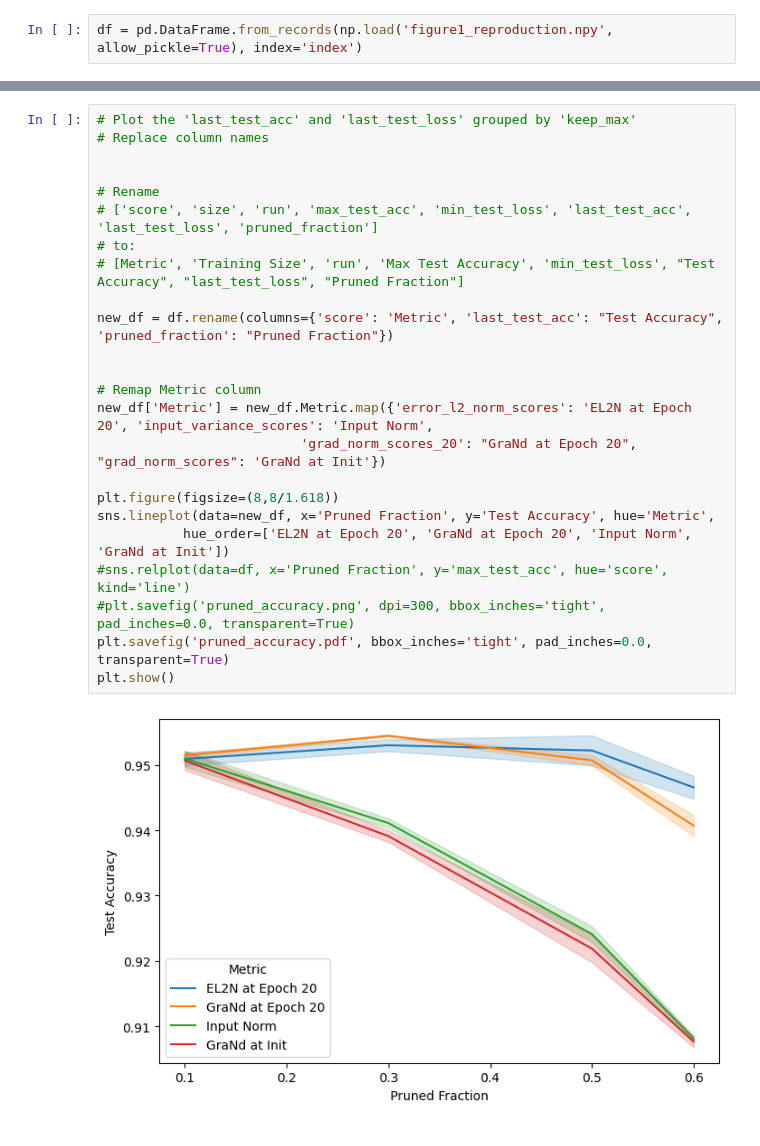
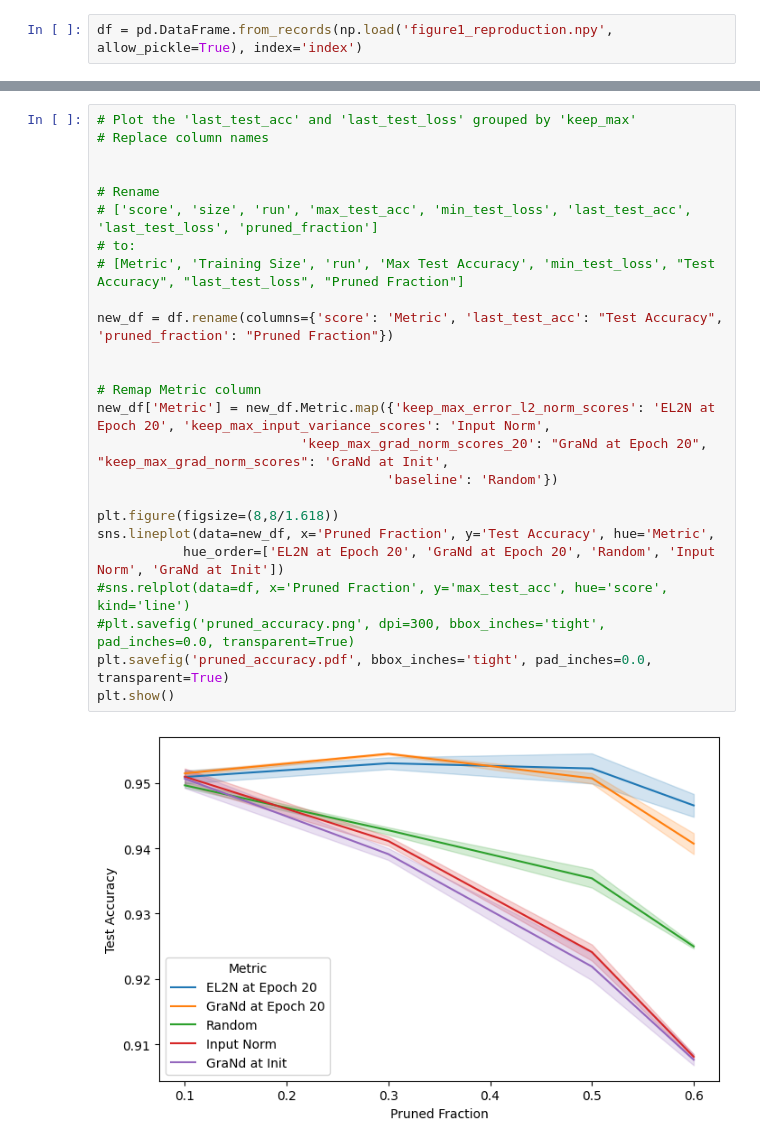
Before and after one commit to BlackHC/data_diet, a Jupyter notebook: analysis/result_analysis.ipynb, the cells around one changed output, grey strips where cells are left out. Saved outputs shown, nothing was run; the diff lists cells and outputs as text.

Commit message:
Add random to the results

```diff
--- a/analysis/result_analysis.ipynb
+++ b/analysis/result_analysis.ipynb
@@ -99,26 +112,27 @@ df.columns, df.score.unique()
 # %%
 # Plot the 'last_test_acc' and 'last_test_loss' grouped by 'keep_max'
 # Replace column names
 
 
 # Rename
 # ['score', 'size', 'run', 'max_test_acc', 'min_test_loss', 'last_test_acc', 'last_test_loss', 'pruned_fraction']
 # to:
 # [Metric', 'Training Size', 'run', 'Max Test Accuracy', 'min_test_loss', "Test Accuracy", "last_test_loss", "Pruned Fraction"]
 
 new_df = df.rename(columns={'score': 'Metric', 'last_test_acc': "Test Accuracy", 'pruned_fraction': "Pruned Fraction"})
 
 
 # Remap Metric column
-new_df['Metric'] = new_df.Metric.map({'error_l2_norm_scores': 'EL2N at Epoch 20', 'input_variance_scores': 'Input Norm',
-                          'grad_norm_scores_20': "GraNd at Epoch 20", "grad_norm_scores": 'GraNd at Init'})
+new_df['Metric'] = new_df.Metric.map({'keep_max_error_l2_norm_scores': 'EL2N at Epoch 20', 'keep_max_input_variance_scores': 'Input Norm',
+                          'keep_max_grad_norm_scores_20': "GraNd at Epoch 20", "keep_max_grad_norm_scores": 'GraNd at Init',
+                                     'baseline': 'Random'})
 
 plt.figure(figsize=(8,8/1.618))
 sns.lineplot(data=new_df, x='Pruned Fraction', y='Test Accuracy', hue='Metric',
-           hue_order=['EL2N at Epoch 20', 'GraNd at Epoch 20', 'Input Norm', 'GraNd at Init'])
+           hue_order=['EL2N at Epoch 20', 'GraNd at Epoch 20', 'Random', 'Input Norm', 'GraNd at Init'])
 #sns.relplot(data=df, x='Pruned Fraction', y='max_test_acc', hue='score', kind='line')
 #plt.savefig('pruned_accuracy.png', dpi=300, bbox_inches='tight', pad_inches=0.0, transparent=True)
 plt.savefig('pruned_accuracy.pdf', bbox_inches='tight', pad_inches=0.0, transparent=True)
 plt.show()
 # %% [output]
-[figure, old version]
+[figure, new version]
```
Also changed, not shown: parts of 5 cells of this notebook, 3 other files.
